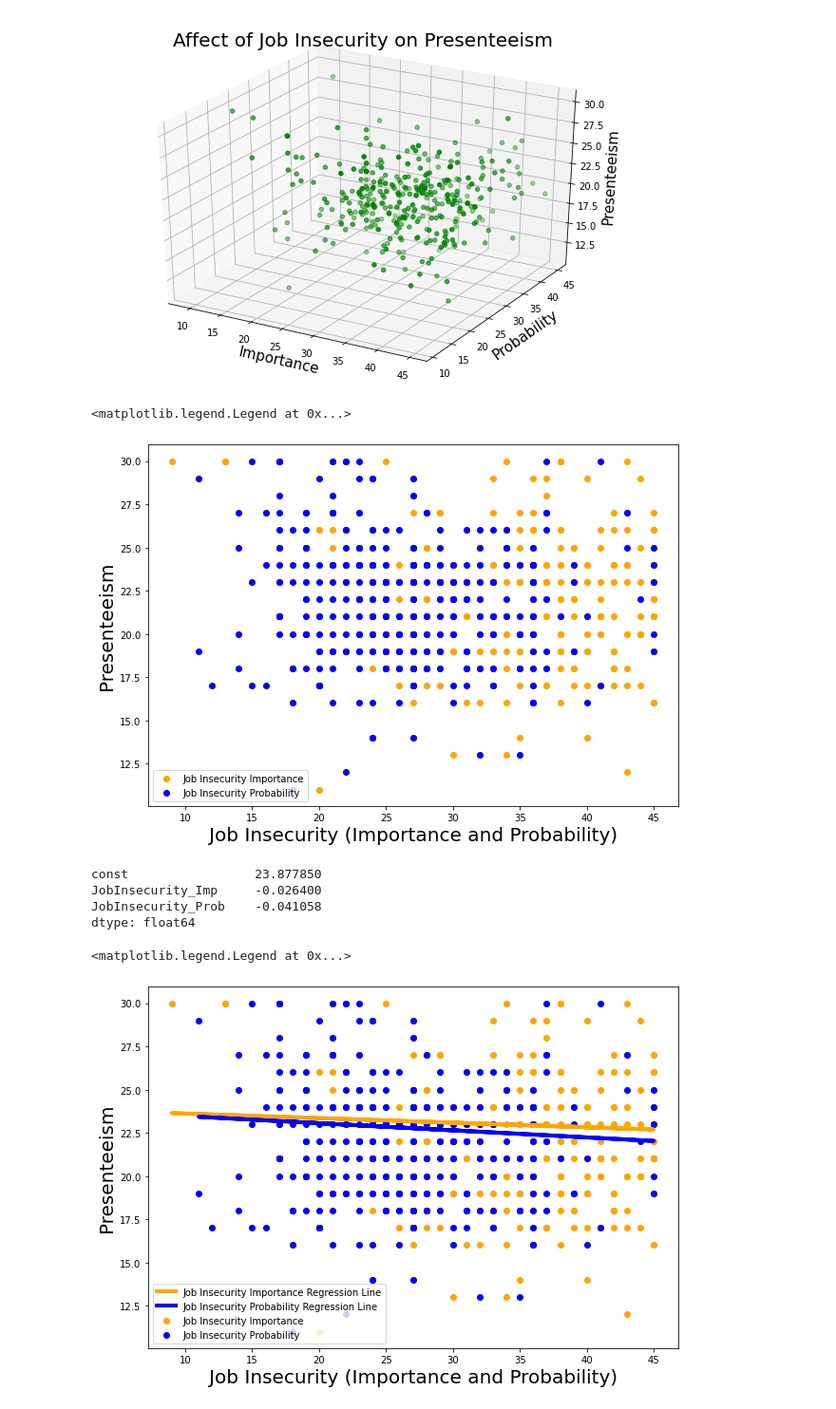
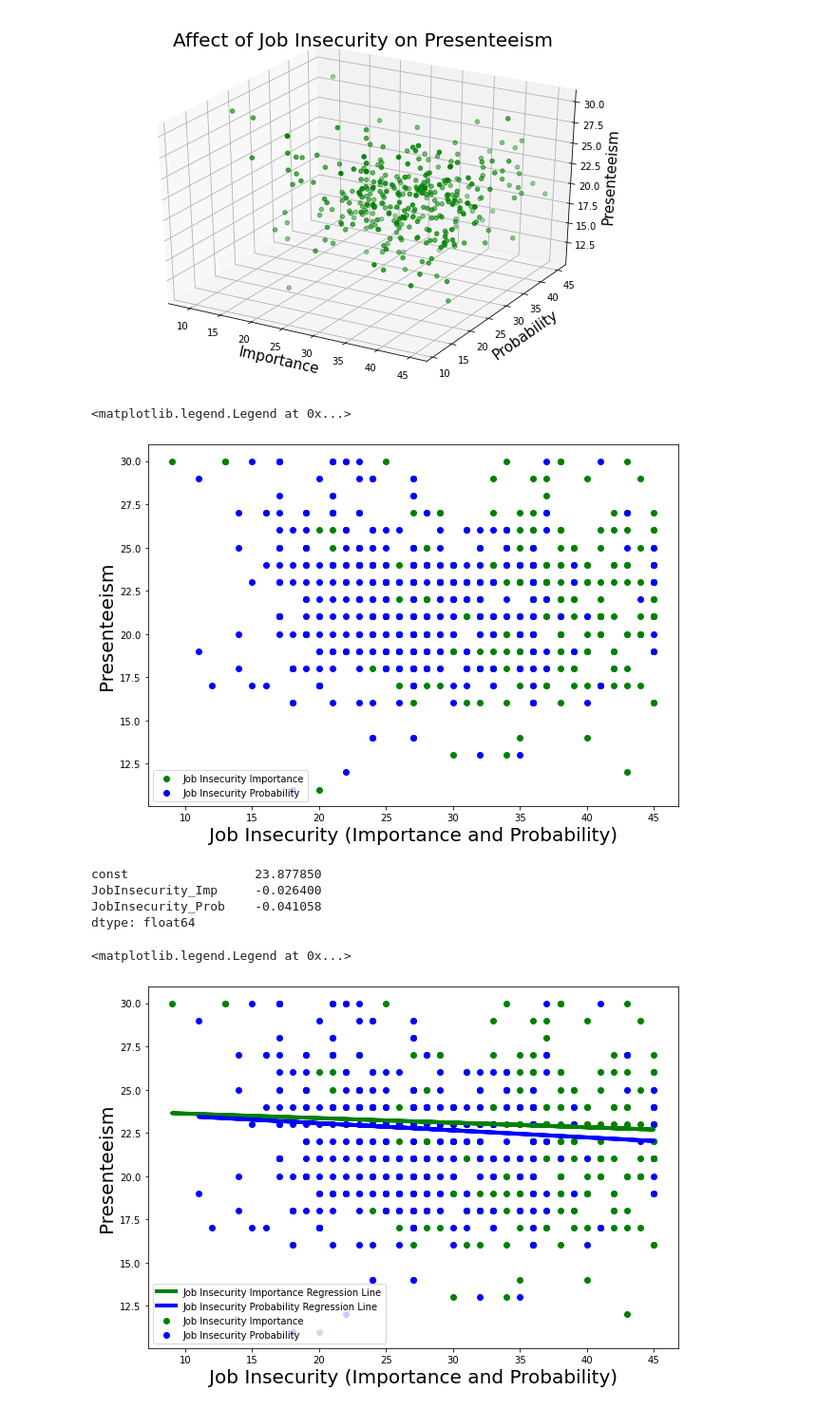
Before and after one commit to sarfarazahamed2k/Presenteeism, a Jupyter notebook: Job_Insecurity.ipynb, the cells around one changed output. Shown at 95% size. Saved outputs shown, nothing was run; the diff lists cells and outputs as text; code cells hidden in the pictures.

```diff
--- a/Job_Insecurity.ipynb
+++ b/Job_Insecurity.ipynb
@@ -76,7 +76,7 @@ Text(0.5, 0, 'Presenteeism')
 [figure]
 # %%
 plt.figure(figsize=(10,7))
-plt.scatter(x1,y,color='orange')
+plt.scatter(x1,y,color='green')
 plt.scatter(x2,y,color='blue')
 yhat1 = -0.026400*x1 + 23.877850
 plt.xlabel('Job Insecurity (Importance and Probability)', fontsize = 20)
@@ -84,7 +84,7 @@ plt.ylabel('Presenteeism', fontsize = 20)
 plt.legend(labels=['Job Insecurity Importance','Job Insecurity Probability'])
 # %% [output]
 <matplotlib.legend.Legend at 0x...>
-[figure, old version]
+[figure, new version]
 # %%
 X = df1[['JobInsecurity_Imp','JobInsecurity_Prob']]
 X = sm.add_constant(X)
@@ -97,15 +97,15 @@ JobInsecurity_Prob    -0.041058
 dtype: float64
 # %%
 plt.figure(figsize=(10,7))
-plt.scatter(x1,y,color='orange')
+plt.scatter(x1,y,color='green')
 plt.scatter(x2,y,color='blue')
 yhat1 = -0.026400*x1 + 23.877850
 yhat2 = -0.041058*x2 + 23.877850
-fig1 = plt.plot(x1,yhat1, lw=4, c='orange', label ='regression line')
+fig1 = plt.plot(x1,yhat1, lw=4, c='green', label ='regression line')
 fig2 = plt.plot(x2,yhat2, lw=4, c='blue', label ='regression line')
 plt.xlabel('Job Insecurity (Importance and Probability)', fontsize = 20)
 plt.ylabel('Presenteeism', fontsize = 20)
 plt.legend(labels=['Job Insecurity Importance Regression Line','Job Insecurity Probability Regression Line','Job Insecurity Importance','Job Insecurity Probability'])
 # %% [output]
 <matplotlib.legend.Legend at 0x...>
-[figure, old version]
+[figure, new version]
```
Also changed, not shown: parts of 2 cells of this notebook.
